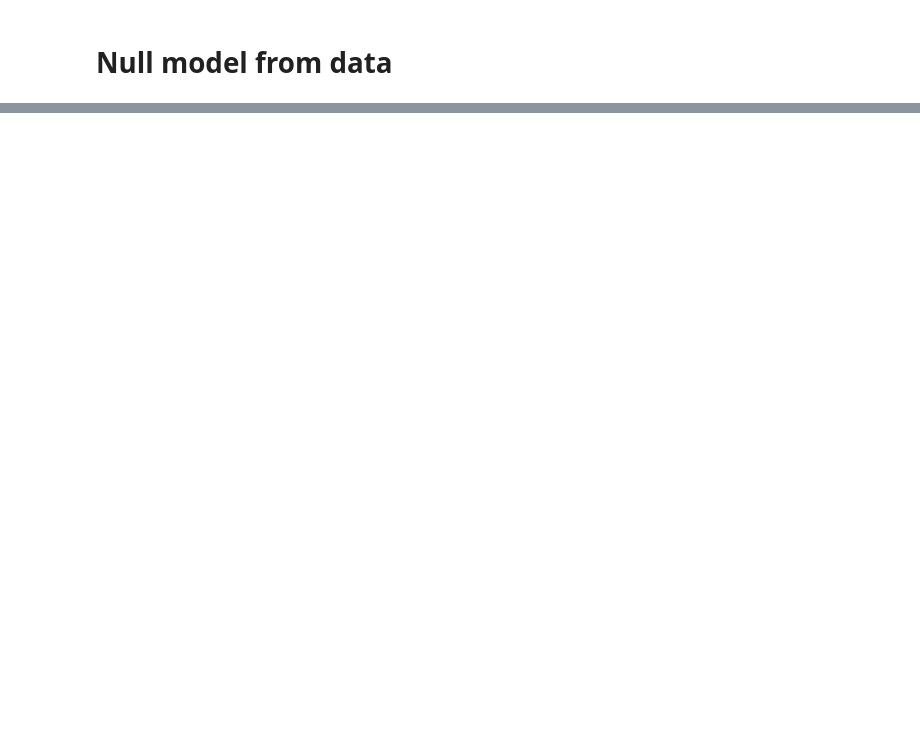
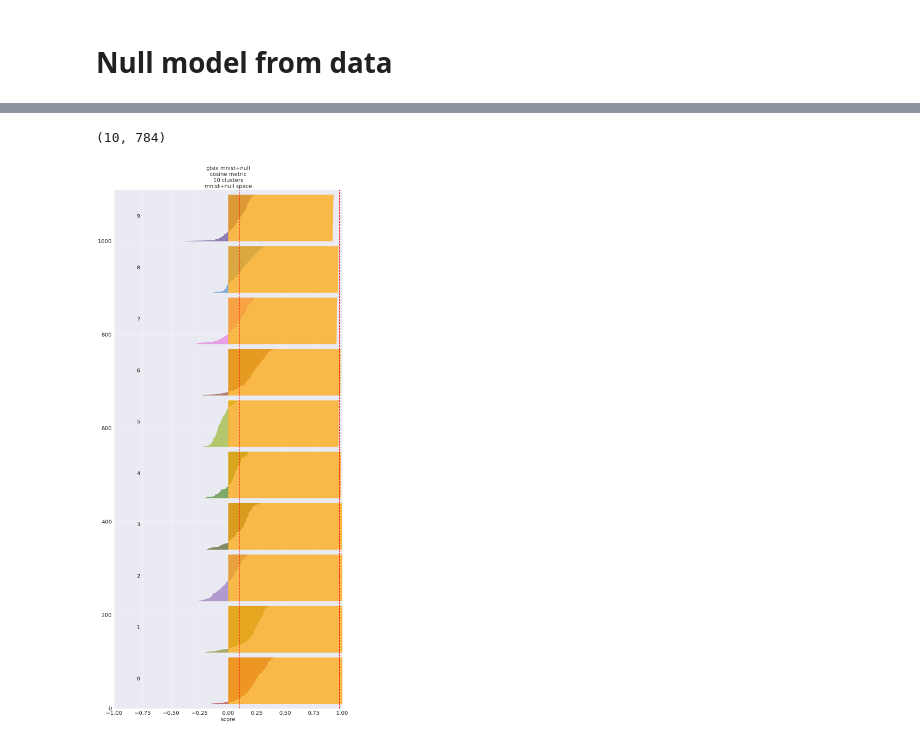
Before and after one commit to fvalle1/phd, a Jupyter notebook: silhouette/Silhouette_syntetic.ipynb, the cells around one changed output, grey strips where cells are left out. Saved outputs shown, nothing was run; the diff lists cells and outputs as text; code cells hidden in the pictures; blank space fills up the shorter version.

```diff
--- a/silhouette/Silhouette_syntetic.ipynb
+++ b/silhouette/Silhouette_syntetic.ipynb
@@ -85,0 +140,4 @@ figs[0]
+# %%
+stds.shape
+# %% [output]
+(10, 784)
@@ -85,0 +155,4 @@ figs[0]
+# %%
+figs[1]
+# %% [output]
+[figure, added]
```
Also changed, not shown: parts of 13 cells of this notebook.
